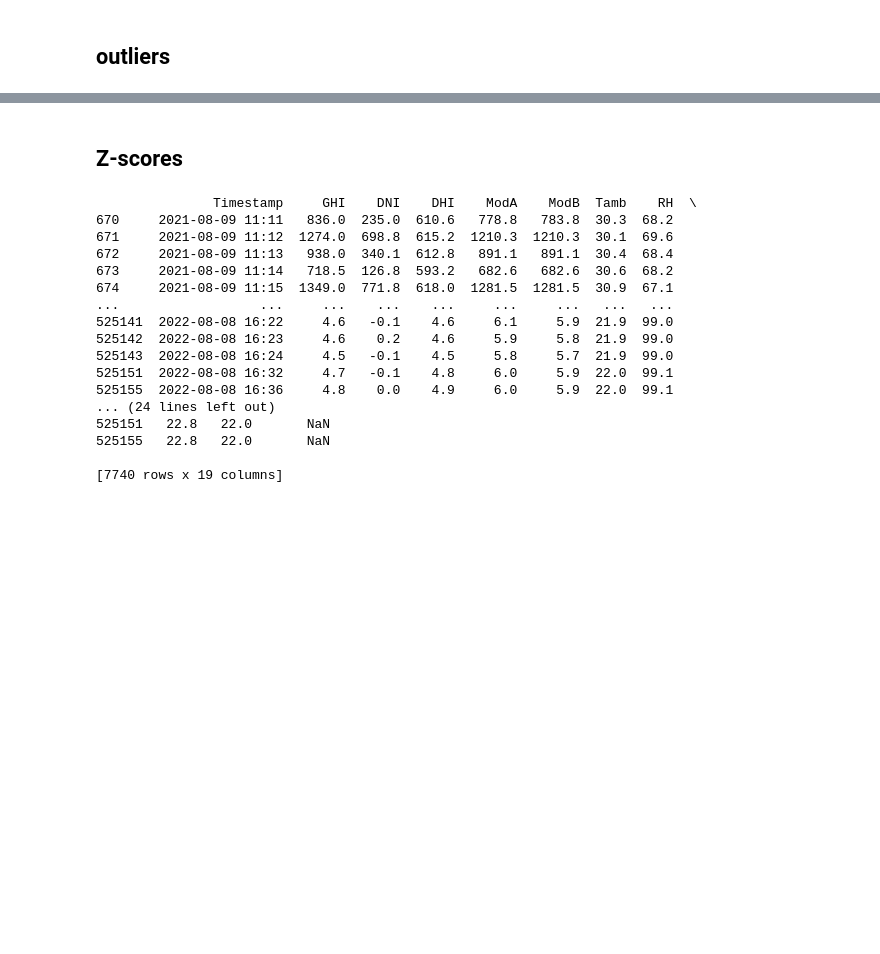
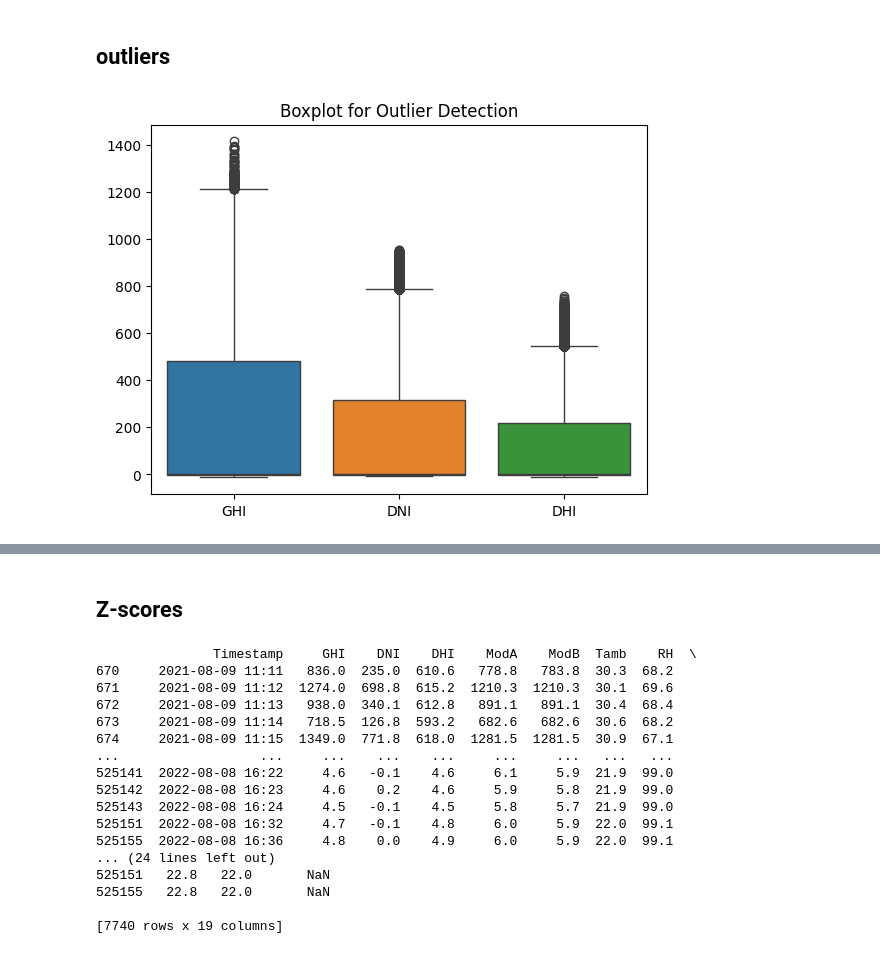
Before and after one commit to dawit-hopes/solar-challenge-week1, a Jupyter notebook: notebooks/eda-benin-malanville.ipynb, the cells around one changed output, grey strips where cells are left out. Saved outputs shown, nothing was run; the diff lists cells and outputs as text; code cells hidden in the pictures; blank space fills up the shorter version.

```diff
--- a/notebooks/eda-benin-malanville.ipynb
+++ b/notebooks/eda-benin-malanville.ipynb
@@ -187,3 +65,6 @@ plt.show()
 ## outliers
 # %%
 cols = ['GHI', "DNI", "DHI"]
+utils.draw_boxplots(df, cols, "Boxplot for Outlier Detection")
+# %% [output]
+[figure, added]
```
Also changed, not shown: parts of 37 cells of this notebook, 2 other files.
